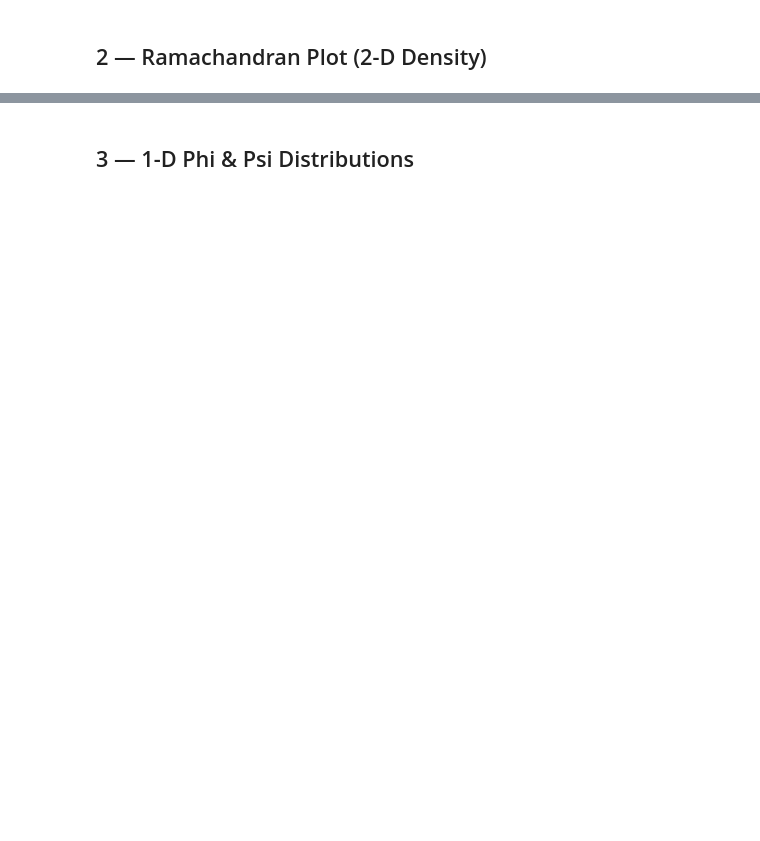
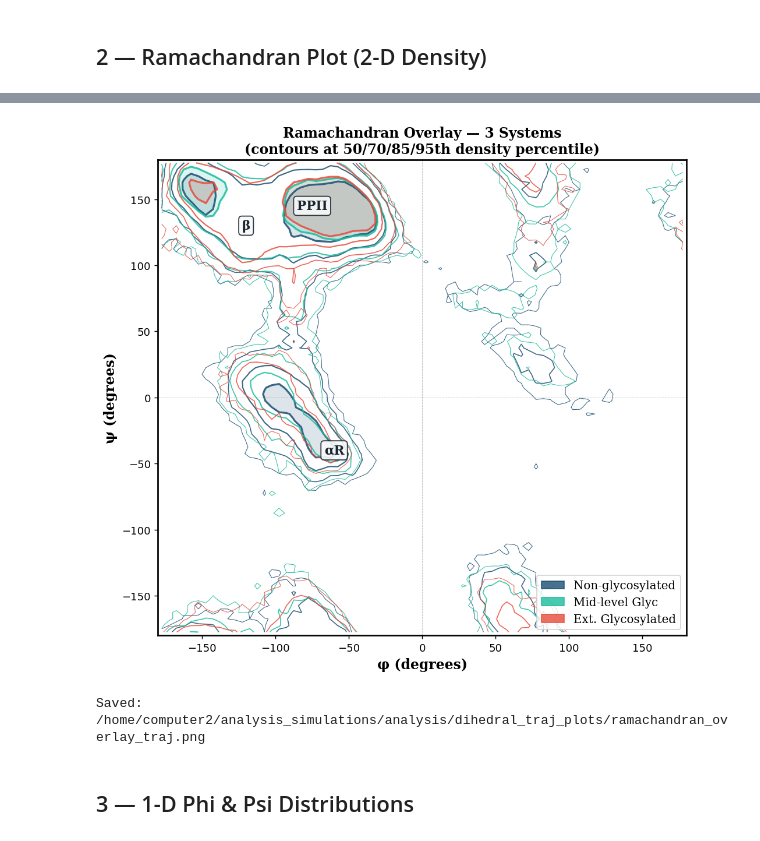
Before and after one commit to jkamantey/muc2-glycosylation-analysis, a Jupyter notebook: dihedral_traj_analysis.ipynb, the cells around one changed output, grey strips where cells are left out. Saved outputs shown, nothing was run; the diff lists cells and outputs as text; code cells hidden in the pictures; blank space fills up the shorter version.

```diff
--- a/dihedral_traj_analysis.ipynb
+++ b/dihedral_traj_analysis.ipynb
@@ -135,35 +174,37 @@ for name, d in angles_data.items():
     phi = d['phi_flat']; psi = d['psi_flat']
     h, xe, ye = np.histogram2d(phi, psi, bins=np.linspace(-180,180,73))
     h = h / h.sum()
     lvls = np.percentile(h[h>0], [50,70,85,95])
     xc = 0.5*(xe[:-1]+xe[1:]); yc = 0.5*(ye[:-1]+ye[1:])
     ax.contour(xc, yc, h.T, levels=lvls, colors=[d['color']],
                linewidths=[0.6,0.9,1.2,1.8], alpha=0.85)
     ax.contourf(xc, yc, h.T, levels=[lvls[-1], h.max()],
                 colors=[d['color']], alpha=0.15)
 
 patches = [mpatches.Patch(color=d['color'], alpha=0.8, label=name)
            for name, d in angles_data.items()]
 ax.legend(handles=patches, fontsize=11, prop={'family':'DejaVu Serif','size':11},
           loc='lower right')
 ax.set_xlabel('φ (degrees)', fontsize=13, fontfamily='DejaVu Serif', fontweight='bold')
 ax.set_ylabel('ψ (degrees)', fontsize=13, fontfamily='DejaVu Serif', fontweight='bold')
 ax.set_xlim(-180,180); ax.set_ylim(-180,180)
 ax.axhline(0,color='grey',lw=0.5,ls='--',alpha=0.5)
 ax.axvline(0,color='grey',lw=0.5,ls='--',alpha=0.5)
 for rx,ry,rlabel in [(-75,145,'PPII'),(-120,130,'β'),(-60,-40,'αR')]:
     ax.text(rx,ry,rlabel,fontsize=12,color='#1A252F',fontweight='bold',
             fontfamily='DejaVu Serif',ha='center',va='center',
             bbox=dict(boxstyle='round,pad=0.25',fc='#F8F9FA',ec='#1A252F',alpha=0.9))
-ax.set_title('Ramachandran Overlay — 3 Systems
-(contours at 50/70/85/95th density percentile)',
+ax.set_title('Ramachandran Overlay — 3 Systems\n(contours at 50/70/85/95th density percentile)',
              fontsize=13, fontfamily='DejaVu Serif', fontweight='bold')
 ax.tick_params(labelsize=10)
 for sp in ax.spines.values(): sp.set_linewidth(1.5)
 plt.tight_layout()
 out = os.path.join(output_dir, 'ramachandran_overlay_traj.png')
 plt.savefig(out, dpi=300, bbox_inches='tight', facecolor='white')
 plt.show(); print('Saved:', out)
+# %% [output]
+[figure, added]
+Saved: /home/computer2/analysis_simulations/analysis/dihedral_traj_plots/ramachandran_overlay_traj.png
 # %% [markdown]
 ## 3 — 1-D Phi & Psi Distributions
 # %%
```
Also changed, not shown: parts of 12 cells of this notebook.
